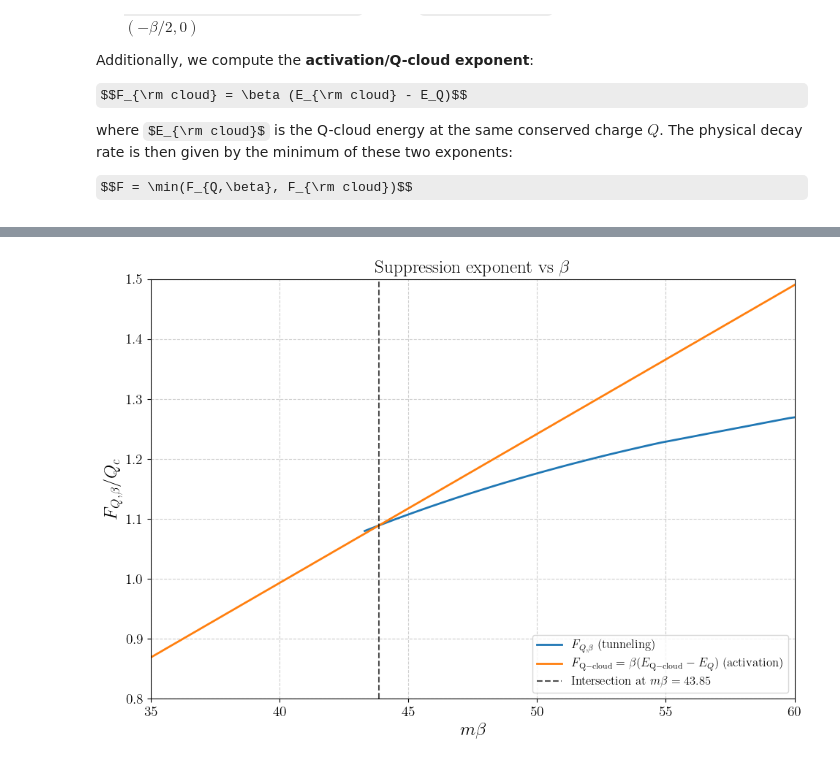
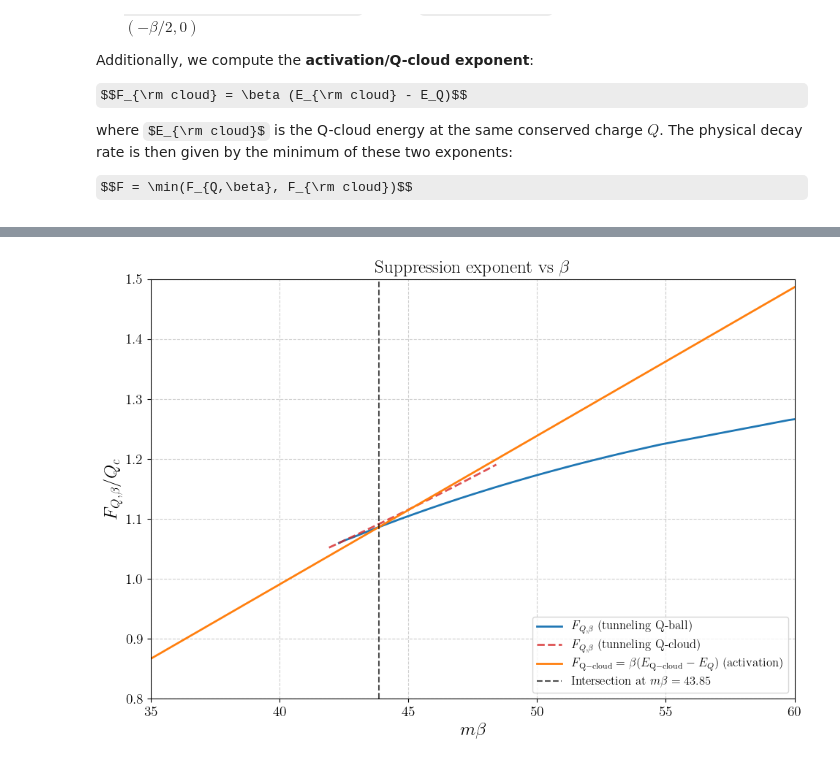
Before and after one commit to GiulioBarni/Qubble, a Jupyter notebook: Q_ball_finder/notebooks/q_ball_2D_solution.ipynb, the cells around one changed output, grey strips where cells are left out. Saved outputs shown, nothing was run; the diff lists cells and outputs as text; code cells hidden in the pictures; some formulas as TeX source.

Commit message:
Separate tunneling Q-ball and Q-cloud in suppression exponent calculation and plotting

```diff
--- a/Q_ball_finder/notebooks/q_ball_2D_solution.ipynb
+++ b/Q_ball_finder/notebooks/q_ball_2D_solution.ipynb
@@ -2088,7 +2131,7 @@ for idx, beta_i in enumerate(beta_values_scan):
     settings=settings_i,
     eta_start=eta_start_i,
     target_charge=g2Q_target,
-    d_eta=0.05,
+    d_eta=0.02,
     max_scan_steps=30,
     tol=1e-4,
     verbose=True,
@@ -2146,7 +2189,7 @@ for idx, beta_i in enumerate(beta_values_scan):
     # Save final solution after this step
     solution_save_dir = PROJECT_ROOT / "Q_ball_finder" / "data" / "beta_scan_solutions"
     solution_save_dir.mkdir(parents=True, exist_ok=True)
-    solution_save_path = solution_save_dir / f"solution_beta_{beta_i:.4f}.npz"
+    solution_save_path = solution_save_dir / f"solution_beta_cloud_{beta_i:.4f}.npz"
     np.savez(
         solution_save_path,
         r=result_i.solution.grid.r,
@@ -2724,28 +2832,56 @@ m_beta_values = params.m * beta_values_exponent
 # Normalize by Q_crit
 # (computed in the 1D inputs cell from omega_min; fallback to legacy constant)
 Q_crit = float(Q_crit) if 'Q_crit' in globals() else 266.0
-F_tunnel_normalized = F_tunnel_values / Q_crit
 F_cloud_normalized = F_cloud_values / Q_crit
 F_min_normalized = F_min_values / Q_crit
 
-# Plot F_tunnel (only where we have values, skip NaN)
-mask_tunnel = ~np.isnan(F_tunnel_normalized)
-if np.any(mask_tunnel):
-    ax.plot(m_beta_values[mask_tunnel], F_tunnel_normalized[mask_tunnel],
+# Plot F_tunnel for Q-ball solutions (tunnel solutions with omega_qball)
+if len(beta_values_tunnel_qball) > 0:
+    m_beta_tunnel_qball = params.m * beta_values_tunnel_qball
+    F_tunnel_qball_normalized = F_tunnel_qball_values / Q_crit
+    ax.plot(m_beta_tunnel_qball, F_tunnel_qball_normalized,
             lw=2,
-            label=r"$F_{Q,\beta}$ (tunneling)", color="C0")
+            label=r"$F_{Q,\beta}$ (tunneling Q-ball)", color="C0")
+
+# Plot F_tunnel for Q-cloud solutions (cloud solutions with omega_qcloud)
+if len(beta_values_tunnel_qcloud) > 0:
+    m_beta_tunnel_qcloud = params.m * beta_values_tunnel_qcloud
+    F_tunnel_qcloud_normalized = F_tunnel_qcloud_values / Q_crit
+    ax.plot(m_beta_tunnel_qcloud, F_tunnel_qcloud_normalized,
+            lw=2, linestyle="--",
+            label=r"$F_{Q,\beta}$ (tunneling Q-cloud)", color="C3", alpha=0.8)
 
 # Plot F_cloud (extended down to beta=35)
 ax.plot(m_beta_values, F_cloud_normalized, lw=2,
         label=r"$F_{\rm Q-cloud} = \beta(E_{\rm Q-cloud} - E_Q)$ (activation)", color="C1")
 
-# Find intersection between F_tunnel and F_cloud
-# Only consider points where both are defined (not NaN)
-mask_both = ~np.isnan(F_tunnel_normalized) & ~np.isnan(F_cloud_normalized)
-if np.any(mask_both):
-    m_beta_both = m_beta_values[mask_both]
-    F_tunnel_both = F_tunnel_normalized[mask_both]
-    F_cloud_both = F_cloud_normalized[mask_both]
+# Find intersection between F_tunnel_qball and F_cloud
+# Interpolate F_tunnel_qball onto the beta_values_exponent grid for comparison
+if len(beta_values_tunnel_qball) > 0 and len(beta_values_exponent) > 0:
+    from scipy.interpolate import interp1d
+    # Create interpolator for F_tunnel_qball
+    m_beta_tunnel_qball = params.m * beta_values_tunnel_qball
+    F_tunnel_qball_normalized = F_tunnel_qball_values / Q_crit
+    # Sort for interpolation
+    sort_idx_qball = np.argsort(m_beta_tunnel_qball)
+    m_beta_tunnel_qball_sorted = m_beta_tunnel_qball[sort_idx_qball]
+    F_tunnel_qball_sorted = F_tunnel_qball_normalized[sort_idx_qball]
+
+    # Interpolate F_tunnel_qball onto m_beta_values grid (already defined above)
+    F_tunnel_qball_interp = interp1d(
+        m_beta_tunnel_qball_sorted,
+        F_tunnel_qball_sorted,
+        kind='linear',
+        bounds_error=False,
+        fill_value=np.nan
+    )(m_beta_values)
+
+    # Find intersection
+    mask_both = ~np.isnan(F_tunnel_qball_interp) & ~np.isnan(F_cloud_normalized)
+    if np.any(mask_both):
+        m_beta_both = m_beta_values[mask_both]
+        F_tunnel_both = F_tunnel_qball_interp[mask_both]
+        F_cloud_both = F_cloud_normalized[mask_both]
 
     # Find where F_tunnel crosses F_cloud (difference changes sign)
     diff = F_tunnel_both - F_cloud_both
@@ -2762,31 +2898,31 @@ if np.any(mask_both):
 
     # If no crossing found, check if they're equal at any point
     if intersection_beta is None:
         min_diff_idx = np.argmin(np.abs(diff))
         if np.abs(diff[min_diff_idx]) < 1e-6:
             intersection_beta = m_beta_both[min_diff_idx]
 
     # Plot vertical line at intersection
     if intersection_beta is not None:
         ax.axvline(intersection_beta, color='black', linestyle='--', linewidth=1.5,
                    alpha=0.7, label=f'Intersection at $m\\beta={intersection_beta:.2f}$')
 
 # Plot minimum envelope (only where we have both values)
 #mask_min = ~np.isnan(F_min_normalized)
 #if np.any(mask_min):
 #    ax.plot(m_beta_values[mask_min], F_min_normalized[mask_min],
 #            lw=2, linestyle="--", alpha=0.7,
 #            label=r"$\min(F_{Q,\beta}, F_{\rm cloud})$", color="C2")
 
 ax.set_xlabel(r"$m\beta$", fontsize=18)
 ax.set_ylabel(r"$F_{Q, \beta}/Q_c$", fontsize=18)
 ax.set_title(r"Suppression exponent vs $\beta$")
 ax.set_xlim(35, 60)
 ax.set_ylim(0.8, 1.5)
 ax.grid(True, ls="--", alpha=0.6)
 ax.legend(loc="best", fontsize=12)
 
 plt.tight_layout()
 plt.show()
 # %% [output]
-[figure, old version]
+[figure, new version]
```
Also changed, not shown: parts of 8 cells of this notebook.
